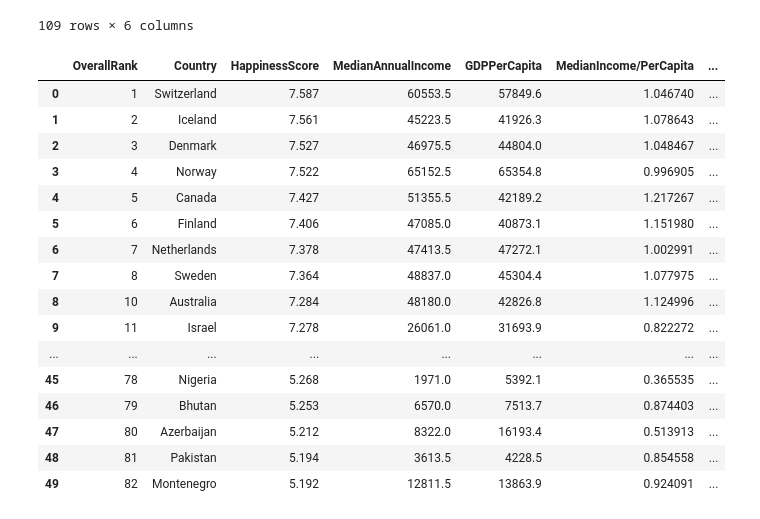
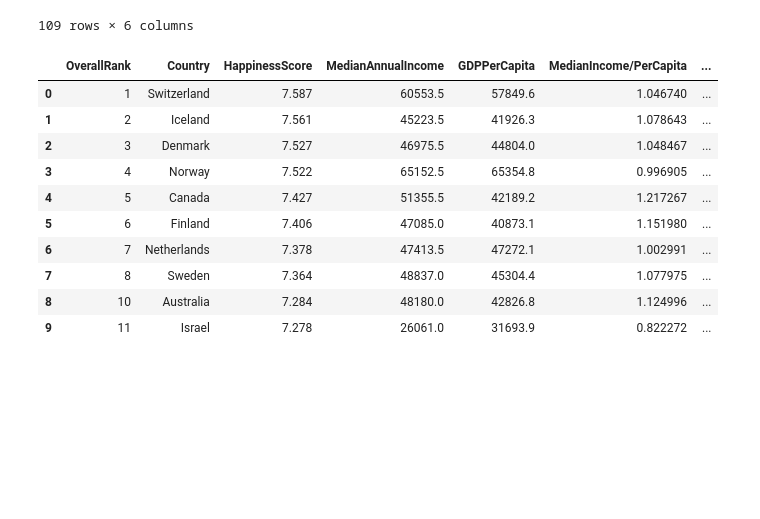
Before and after one commit to kevwang19/Coursera_Capstone, a Jupyter notebook: Data Science Capstone.ipynb, the cells around one changed output. Saved outputs shown, nothing was run; the diff lists cells and outputs as text; code cells hidden in the pictures; blank space fills up the shorter version.

```diff
--- a/Data Science Capstone.ipynb
+++ b/Data Science Capstone.ipynb
@@ -104,28 +102,22 @@ df5
 | 108 | 158 | Togo | 2.839 | 1971.0 | 1360.3 | 1.448945 |
 109 rows × 6 columns
 # %%
-df6=pd.read_csv('lifeexpectancy.csv')
+df6 = pd.read_csv('lifeexpectancy.csv')
 df6.rename(columns={'Life expectancy ':'LifeExpectancy'}, inplace=True)
 df6.rename(columns={'Schooling':'SchoolingYears'}, inplace=True)
 df6.rename(columns={'Alcohol':'AlcoholLitersPerCapita'}, inplace=True)
-df7=df6[df6.Year.isin([2012])]
-df8=pd.merge(df5, df7[['Country', 'LifeExpectancy', 'SchoolingYears', 'AlcoholLitersPerCapita']], how="inner", on='Country')
-df8.head(50)
+df7 = df6[df6.Year.isin([2012])]
+df8 = pd.merge(df5, df7[['Country', 'LifeExpectancy', 'SchoolingYears', 'AlcoholLitersPerCapita']], how="inner", on='Country')
+df8.head(10)
 # %% [output]
 |  | OverallRank | Country | HappinessScore | MedianAnnualIncome | GDPPerCapita | MedianIncome/PerCapita | ... |
 | 0 | 1 | Switzerland | 7.587 | 60553.5 | 57849.6 | 1.046740 | ... |
 | 1 | 2 | Iceland | 7.561 | 45223.5 | 41926.3 | 1.078643 | ... |
 | 2 | 3 | Denmark | 7.527 | 46975.5 | 44804.0 | 1.048467 | ... |
 | 3 | 4 | Norway | 7.522 | 65152.5 | 65354.8 | 0.996905 | ... |
 | 4 | 5 | Canada | 7.427 | 51355.5 | 42189.2 | 1.217267 | ... |
 | 5 | 6 | Finland | 7.406 | 47085.0 | 40873.1 | 1.151980 | ... |
 | 6 | 7 | Netherlands | 7.378 | 47413.5 | 47272.1 | 1.002991 | ... |
 | 7 | 8 | Sweden | 7.364 | 48837.0 | 45304.4 | 1.077975 | ... |
 | 8 | 10 | Australia | 7.284 | 48180.0 | 42826.8 | 1.124996 | ... |
 | 9 | 11 | Israel | 7.278 | 26061.0 | 31693.9 | 0.822272 | ... |
-| ... | ... | ... | ... | ... | ... | ... | ... |
-| 45 | 78 | Nigeria | 5.268 | 1971.0 | 5392.1 | 0.365535 | ... |
-| 46 | 79 | Bhutan | 5.253 | 6570.0 | 7513.7 | 0.874403 | ... |
-| 47 | 80 | Azerbaijan | 5.212 | 8322.0 | 16193.4 | 0.513913 | ... |
-| 48 | 81 | Pakistan | 5.194 | 3613.5 | 4228.5 | 0.854558 | ... |
-| 49 | 82 | Montenegro | 5.192 | 12811.5 | 13863.9 | 0.924091 | ... |
```
Also changed, not shown: parts of 15 cells of this notebook.
